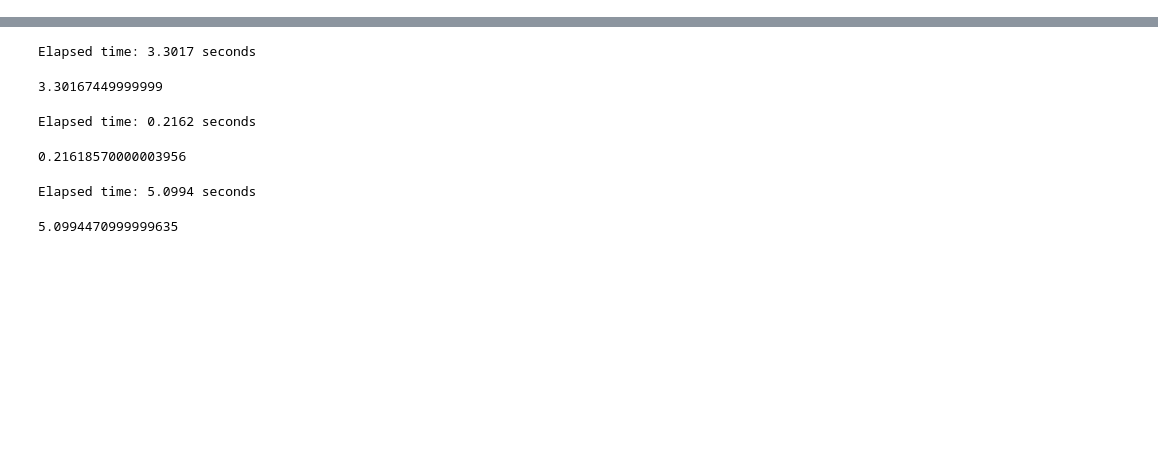
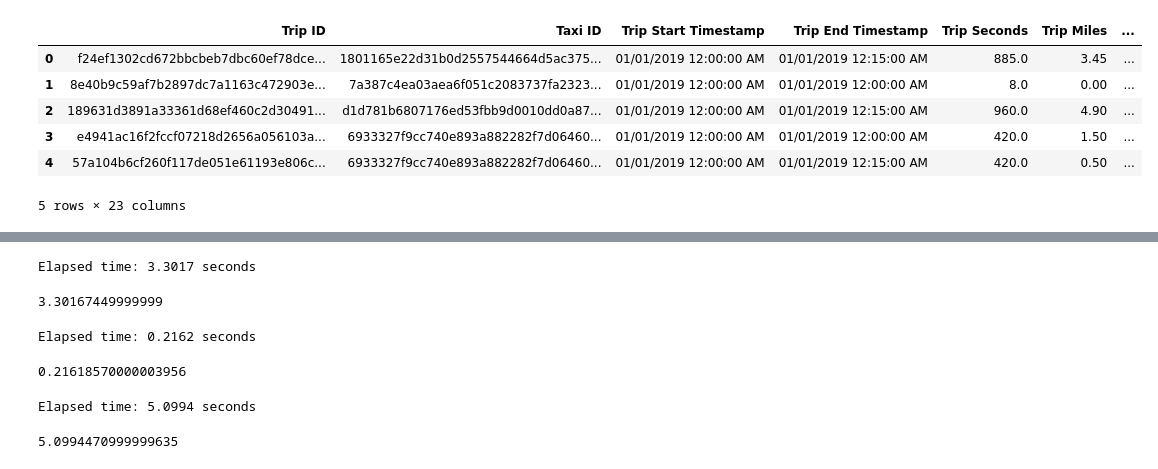
Before and after one commit to bthodla/pandas_vs_terality, a Jupyter notebook: notebooks/pandas_vs_terality.ipynb, the cells around one changed output, grey strips where cells are left out. Drawn from its saved outputs; the diff is of its cells as text; code cells hidden in the pictures; blank space fills up the shorter version.

```diff
--- a/notebooks/pandas_vs_terality.ipynb
+++ b/notebooks/pandas_vs_terality.ipynb
@@ -26,0 +56,12 @@ Elapsed time: 26.8005 seconds
+# %%
+timer.start()
+taxi_trips_pdf.head()
+timer.stop()
+# %% [output]
+|  | Trip ID | Taxi ID | Trip Start Timestamp | Trip End Timestamp | Trip Seconds | Trip Miles | ... |
+| 0 | f24ef1302cd672bbcbeb7dbc60ef78dce... | 1801165e22d31b0d2557544664d5ac375... | 01/01/2019 12:00:00 AM | 01/01/2019 12:15:00 AM | 885.0 | 3.45 | ... |
+| 1 | 8e40b9c59af7b2897dc7a1163c472903e... | 7a387c4ea03aea6f051c2083737fa2323... | 01/01/2019 12:00:00 AM | 01/01/2019 12:00:00 AM | 8.0 | 0.00 | ... |
+| 2 | 189631d3891a33361d68ef460c2d30491... | d1d781b6807176ed53fbb9d0010dd0a87... | 01/01/2019 12:00:00 AM | 01/01/2019 12:15:00 AM | 960.0 | 4.90 | ... |
+| 3 | e4941ac16f2fccf07218d2656a056103a... | 6933327f9cc740e893a882282f7d06460... | 01/01/2019 12:00:00 AM | 01/01/2019 12:00:00 AM | 420.0 | 1.50 | ... |
+| 4 | 57a104b6cf260f117de051e61193e806c... | 6933327f9cc740e893a882282f7d06460... | 01/01/2019 12:00:00 AM | 01/01/2019 12:15:00 AM | 420.0 | 0.50 | ... |
+5 rows × 23 columns
```
Also changed, not shown: parts of 34 cells of this notebook.
